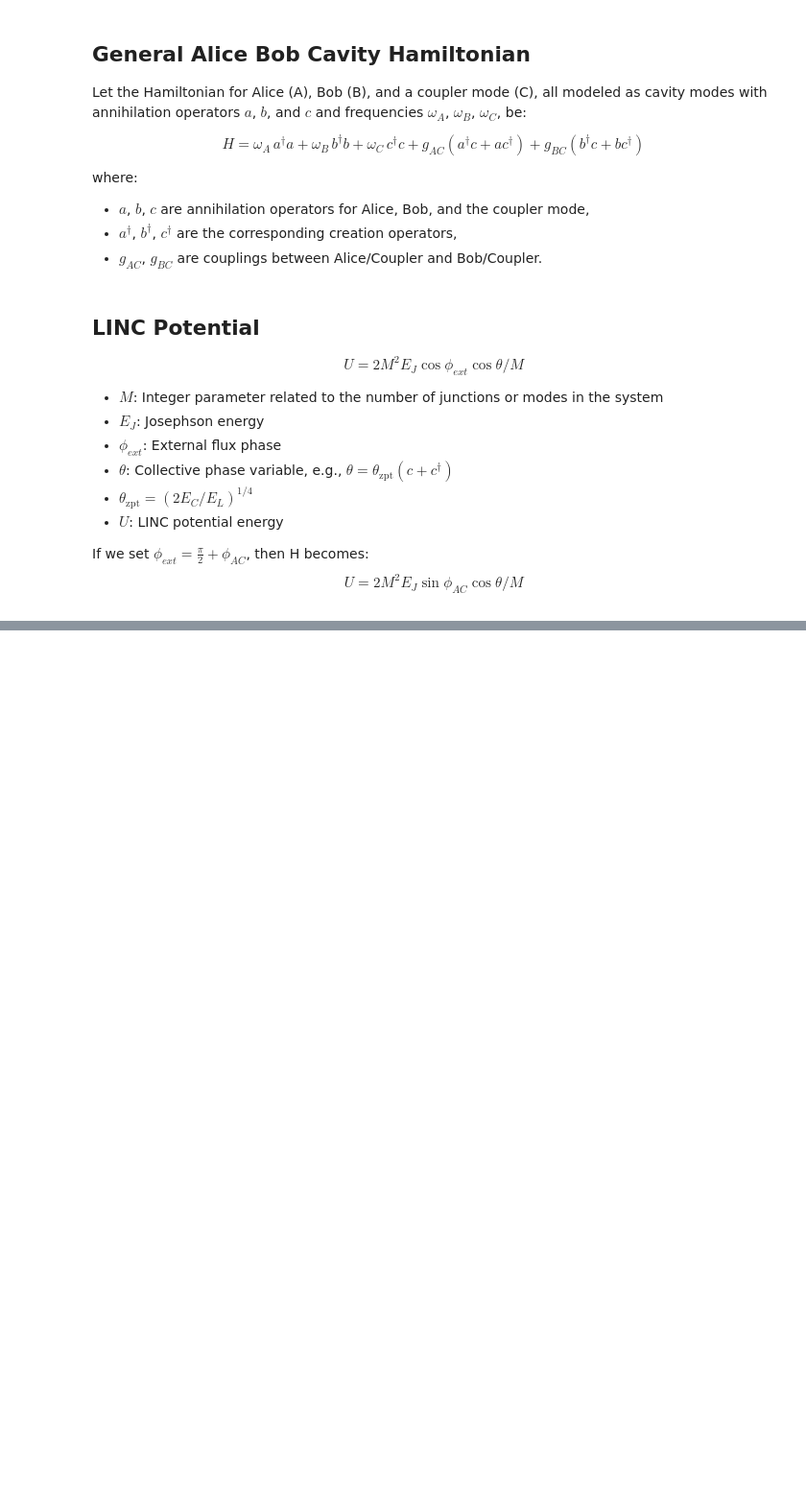
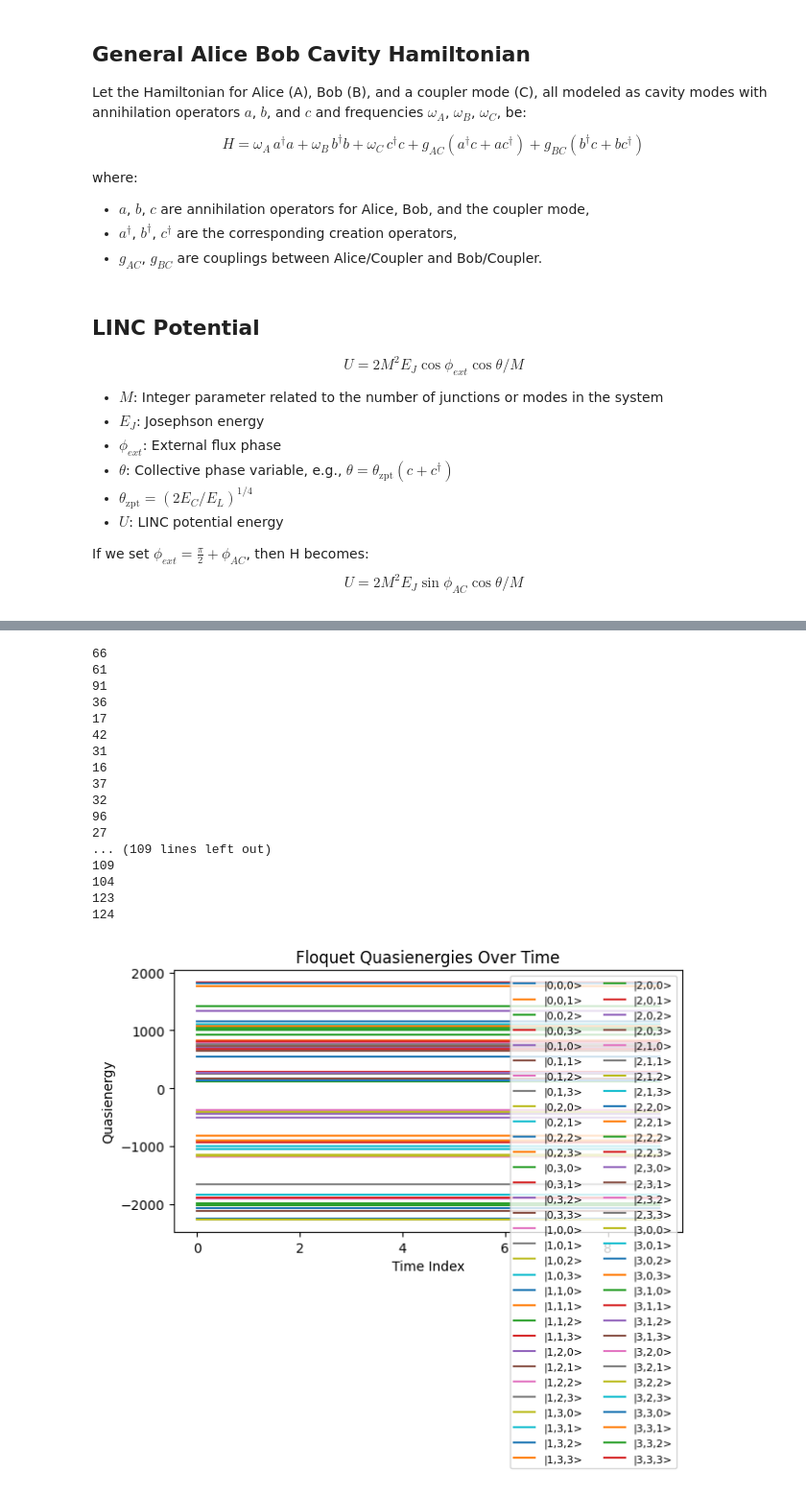
Before and after one commit to SchusterLab/multimode_sims, a Jupyter notebook: coupler/250527_floquet_linc.ipynb, the cells around one changed output, grey strips where cells are left out. Shown at 96% size. Saved outputs shown, nothing was run; the diff lists cells and outputs as text; code cells hidden in the pictures; blank space fills up the shorter version.

```diff
--- a/coupler/250527_floquet_linc.ipynb
+++ b/coupler/250527_floquet_linc.ipynb
@@ -165,0 +105,23 @@ AttributeError: module 'qutip' has no attribute 'floquet_master_equation_solver'
+# %%
+energies, modes = coup_ham.compute_states_over_floquet_period(omega =omegad, H = H, num_points = 10)
+# %%
+coup_ham.plot_floquet_energies_over_period(energies, modes, max_photons_per_mode=3)
+# %% [output]
+66
+61
+91
+36
+17
+42
+31
+16
+37
+32
+96
+27
+... (109 lines left out)
+109
+104
+123
+124
+[figure, added]
```
Also changed, not shown: parts of 11 cells of this notebook, 3 other files.
